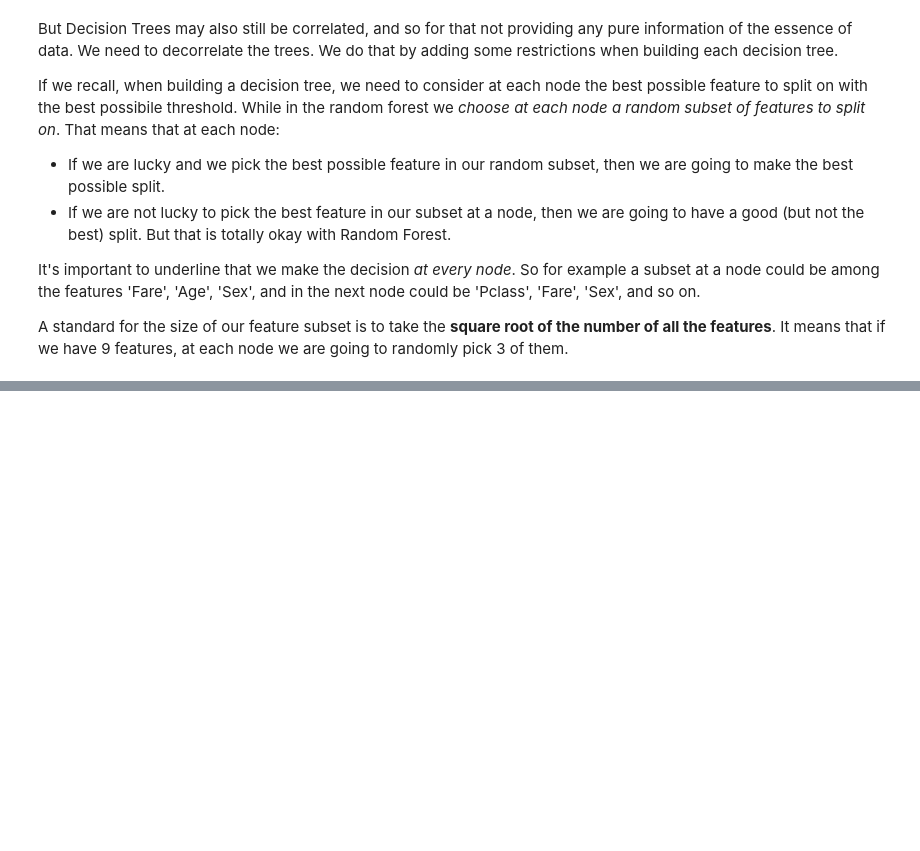
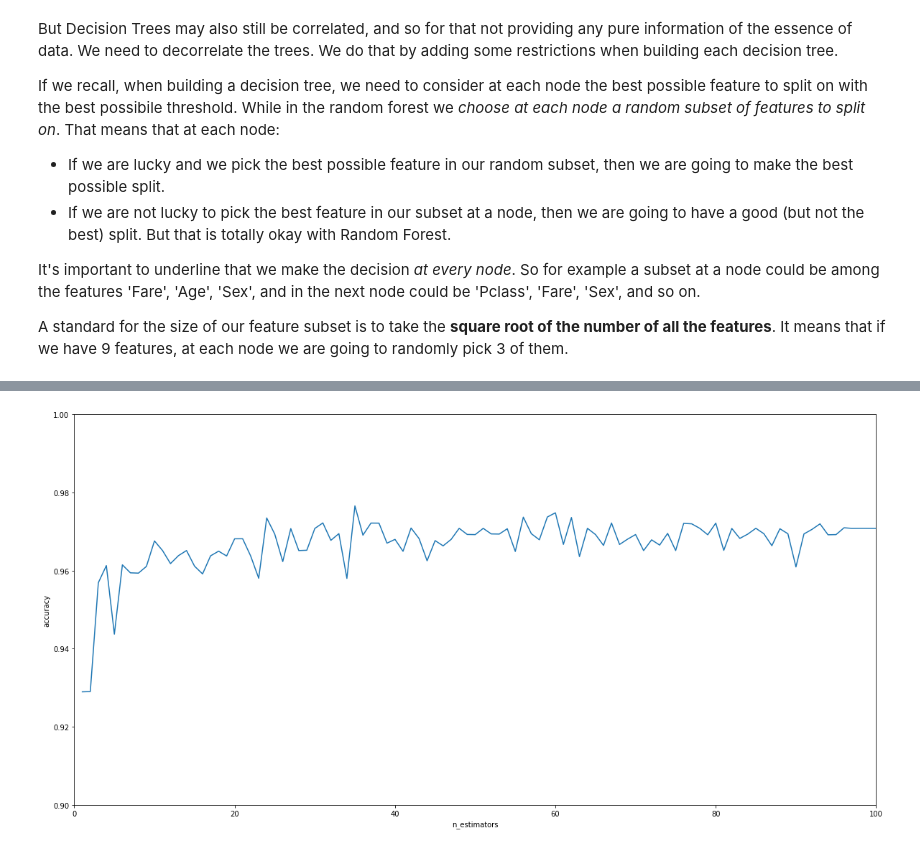
Before and after one commit to EnricoHuber/SoloLearn, a Jupyter notebook: Machine_Learning_Course.ipynb, the cells around one changed output, grey strips where cells are left out. Saved outputs shown, nothing was run; the diff lists cells and outputs as text; code cells hidden in the pictures; blank space fills up the shorter version.

Commit message:
Updated Random Forest

```diff
--- a/Machine_Learning_Course.ipynb
+++ b/Machine_Learning_Course.ipynb
@@ -901,0 +904,11 @@ It means that if we have 9 features, at each node we are going to randomly pick
+# %%
+# We will be using breast cancer data
+from sklearn.datasets import load_breast_cancer
+
+cancer_data = load_breast_cancer()
+df = pd.DataFrame(cancer_data['data'], columns = cancer_data['feature_names'])
+df['target'] = cancer_data['target']
+
+X = df[cancer_data.feature_names].values
+y = df['target'].values
+print('Data dimension:', X.shape)
@@ -901,0 +963,11 @@ It means that if we have 9 features, at each node we are going to randomly pick
+# %%
+param_grid = {
+    'n_estimators': [10, 25, 50, 75, 100]
+}
+
+rf = RandomForestClassifier(random_state=123)
+gs = GridSearchCV(rf, param_grid, scoring='f1', cv=5)
+gs.fit(X, y)      # Note that since gs is built with Cross Validation, we don't need to create a Training and Test set.
+
+print('Best params:', gs.best_params_)
+print('Best model score:', gs.best_score_)
@@ -901,0 +980,13 @@ It means that if we have 9 features, at each node we are going to randomly pick
+# %%
+n_estimators = list(range(1, 101))
+
+param_grid = {
+    'n_estimators': n_estimators
+}
+
+rf = RandomForestClassifier()
+gs = GridSearchCV(rf, param_grid, scoring='f1', cv=5)
+gs.fit(X, y)
+
+scores = gs.cv_results_['mean_test_score']
+print(scores)
@@ -901,0 +1011,10 @@ It means that if we have 9 features, at each node we are going to randomly pick
+# %%
+fig = plt.figure(figsize=(20,10))
+plt.plot(n_estimators, scores)
+plt.xlabel('n_estimators')
+plt.ylabel('accuracy')
+plt.xlim(0, 100)
+plt.ylim(0.9, 1)
+plt.show()
+# %% [output]
+[figure, added]
```
Also changed, not shown: parts of 16 cells of this notebook.
